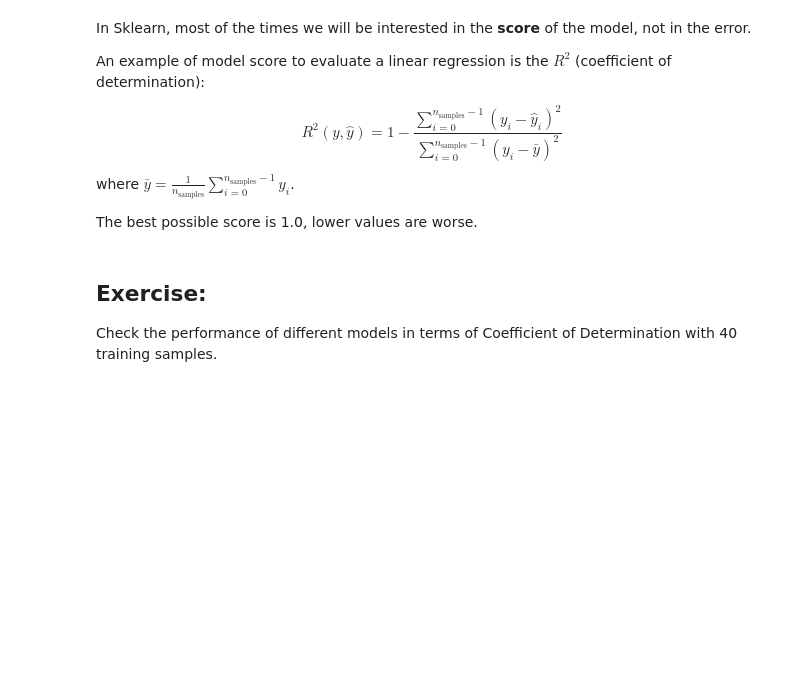
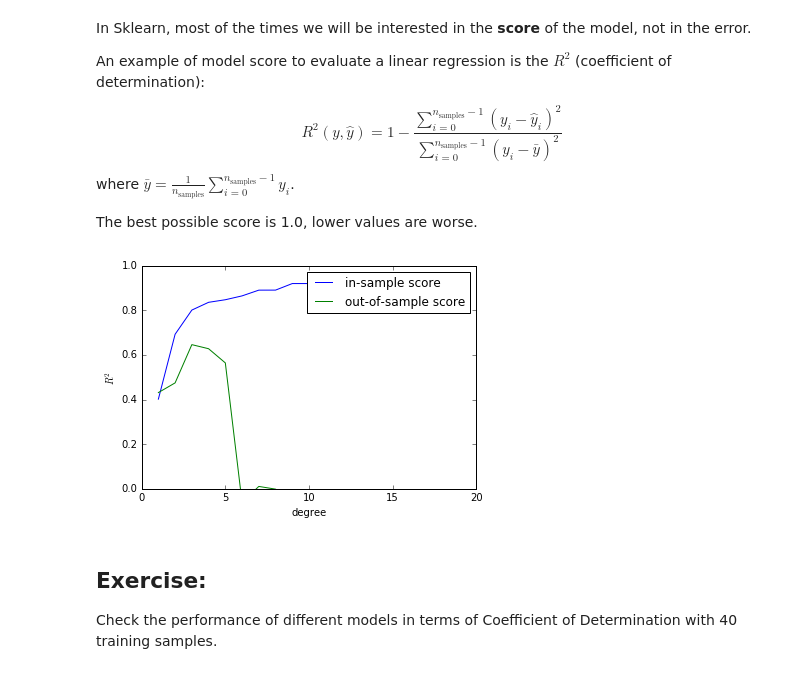
Before and after one commit to mnazzario/BigDataAcademy, a Jupyter notebook: datascience/ml/ML1-Intro.ipynb, the cells around one changed output. Saved outputs shown, nothing was run; the diff lists cells and outputs as text; code cells hidden in the pictures; blank space fills up the shorter version.

```diff
--- a/datascience/ml/ML1-Intro.ipynb
+++ b/datascience/ml/ML1-Intro.ipynb
@@ -374,25 +583,27 @@ The best possible score is 1.0, lower values are worse.
 # %%
 N = 20
 X_train = X[:N]
 y_train = y[:N]
 
 degrees = np.arange(1, 20)
 
 training_scores = []
 test_scores = []
-r2 = metrics.r2_score
+r2 = metrics.r2_score #R2 coefficente lineare
 
 for d in degrees:
     model = PolynomialRegression(d).fit(X_train, y_train)
     training_scores.append(r2(model.predict(X_train), y_train))
     test_scores.append(r2(model.predict(X_test), y_test))
 
 plt.plot(degrees, training_scores, label='in-sample score')
 plt.plot(degrees, test_scores, label='out-of-sample score')
 plt.legend()
 plt.xlabel('degree')
 plt.ylabel('$R^2$')
-plt.ylim(0.5, 1.0);
+plt.ylim(0, 1.0);
+# %% [output]
+[figure, added]
 # %% [markdown]
 ## Exercise:
 
```
Also changed, not shown: parts of 62 cells of this notebook.
